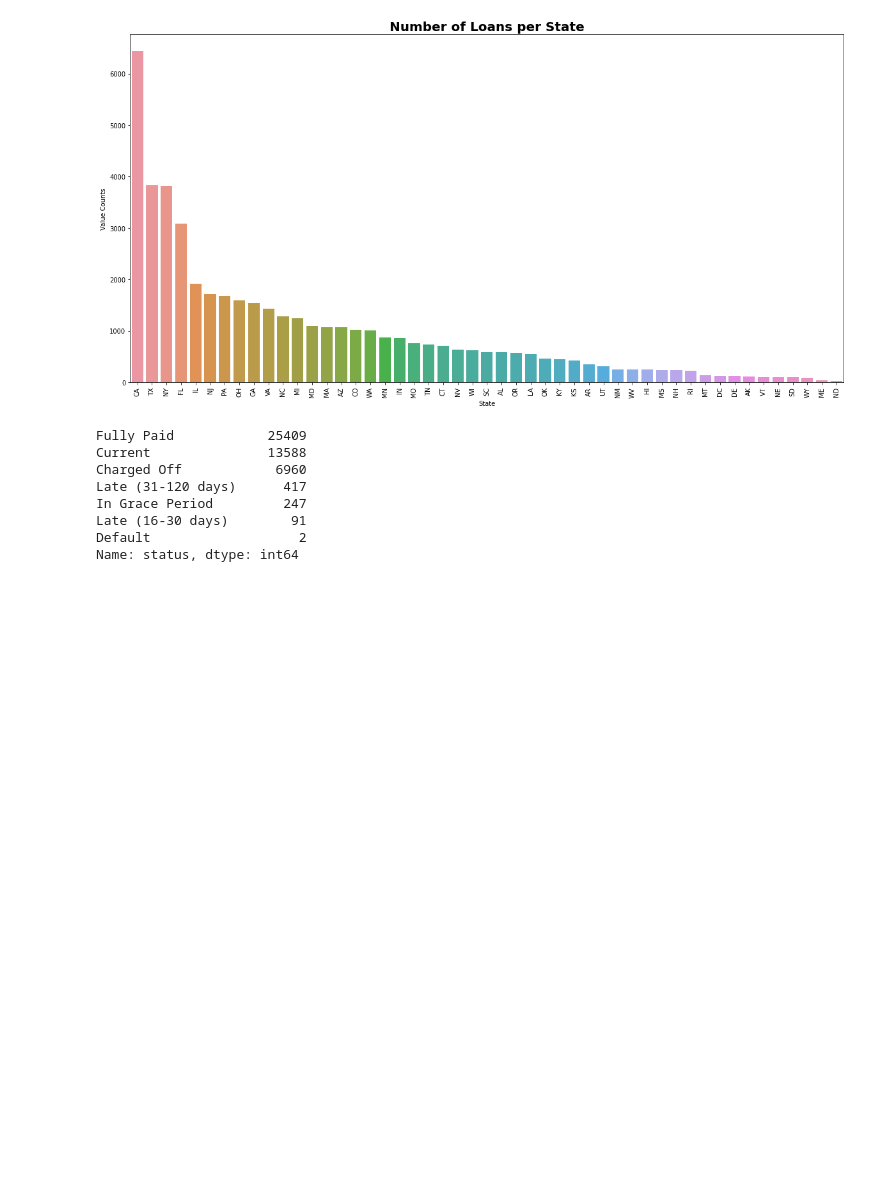
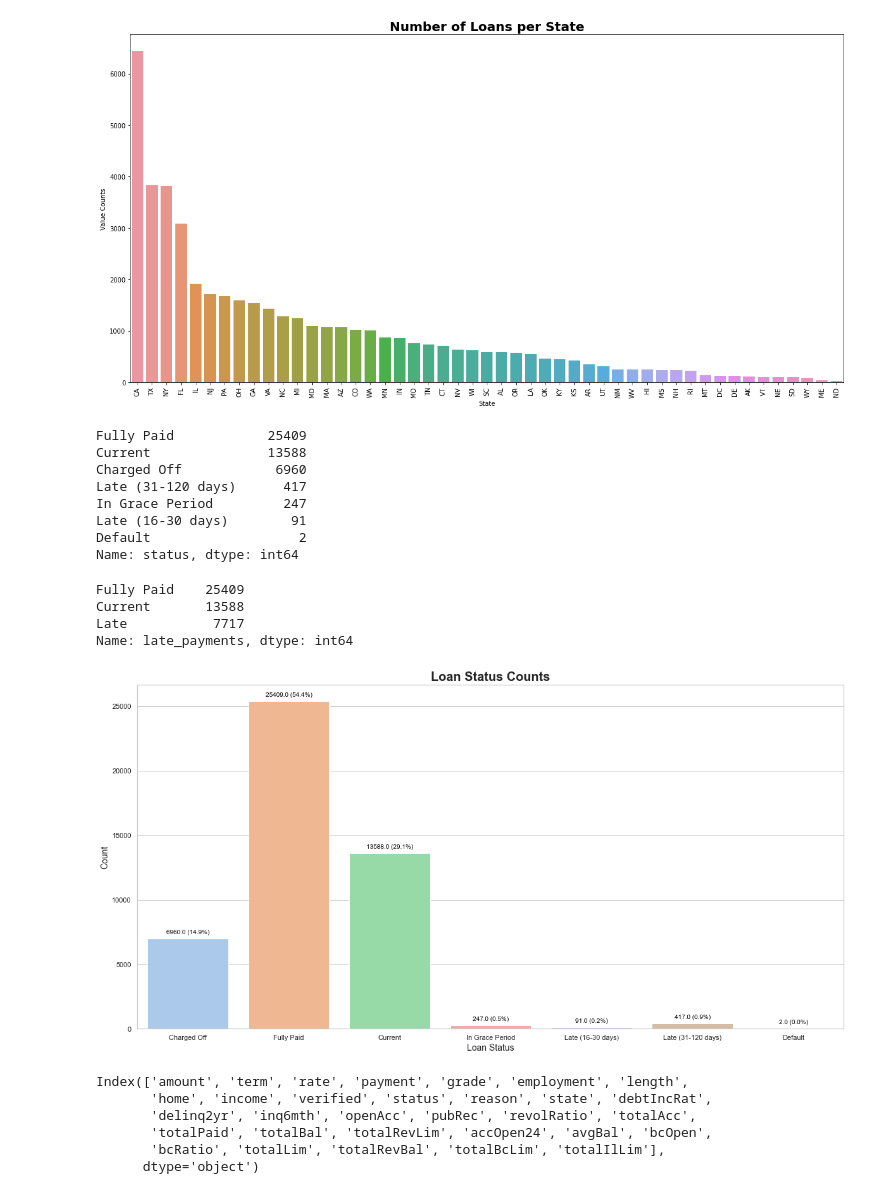
Before and after one commit to AlbertHunduza/Loan-Default-AI, a Jupyter notebook: Exploratory_Data_Analysis.ipynb, the cells around one changed output. Cells and saved outputs as stored; diff of their text form; code cells hidden in the pictures; blank space fills up the shorter version.

```diff
--- a/Exploratory_Data_Analysis.ipynb
+++ b/Exploratory_Data_Analysis.ipynb
@@ -461,3 +452,52 @@ In Grace Period         247
 Late (16-30 days)        91
 Default                   2
 Name: status, dtype: int64
+# %%
+# Create a new column 'late_payments' with default value 'Late'
+loan_data['late_payments'] = 'Late'
+
+# Update the values in 'new_status' for 'Fully Paid' and 'Current'
+loan_data.loc[loan_data['status'].isin(['Fully Paid', 'Current']), 'late_payments'] = loan_data['status']
+
+# Print the value counts of the new column 'new_status'
+print(loan_data['late_payments'].value_counts())
+# %% [output]
+Fully Paid    25409
+Current       13588
+Late           7717
+Name: late_payments, dtype: int64
+# %%
+# Calculate the percentage of each loan status category
+total_count = len(loan_data)
+loan_data['percentage'] = loan_data['status'].map(loan_data['status'].value_counts(normalize=True)) * 100
+
+# Create a bar plot using Seaborn
+sns.set(style="whitegrid")
+plt.figure(figsize=(20, 10))
+ax = sns.countplot(x='status', data=loan_data, palette="pastel")
+
+# Annotate the bars with percentages
+for p in ax.patches:
+    ax.annotate(f'{p.get_height()} ({p.get_height() / total_count * 100:.1f}%)',
+                (p.get_x() + p.get_width() / 2., p.get_height()),
+                ha='center', va='center', xytext=(0, 10),
+                textcoords='offset points', fontsize=10, color='black')
+
+# Set plot labels and title
+ax.set_xlabel('Loan Status', fontsize=14)
+ax.set_ylabel('Count', fontsize=14)
+ax.set_title('Loan Status Counts', fontsize=20, weight='bold')
+
+# Show the plot
+plt.show()
+# %% [output]
+[figure, added]
+# %%
+loan_data.columns
+# %% [output]
+Index(['amount', 'term', 'rate', 'payment', 'grade', 'employment', 'length',
+       'home', 'income', 'verified', 'status', 'reason', 'state', 'debtIncRat',
+       'delinq2yr', 'inq6mth', 'openAcc', 'pubRec', 'revolRatio', 'totalAcc',
+       'totalPaid', 'totalBal', 'totalRevLim', 'accOpen24', 'avgBal', 'bcOpen',
+       'bcRatio', 'totalLim', 'totalRevBal', 'totalBcLim', 'totalIlLim'],
+      dtype='object')
```
Also changed, not shown: parts of 4 cells of this notebook.
